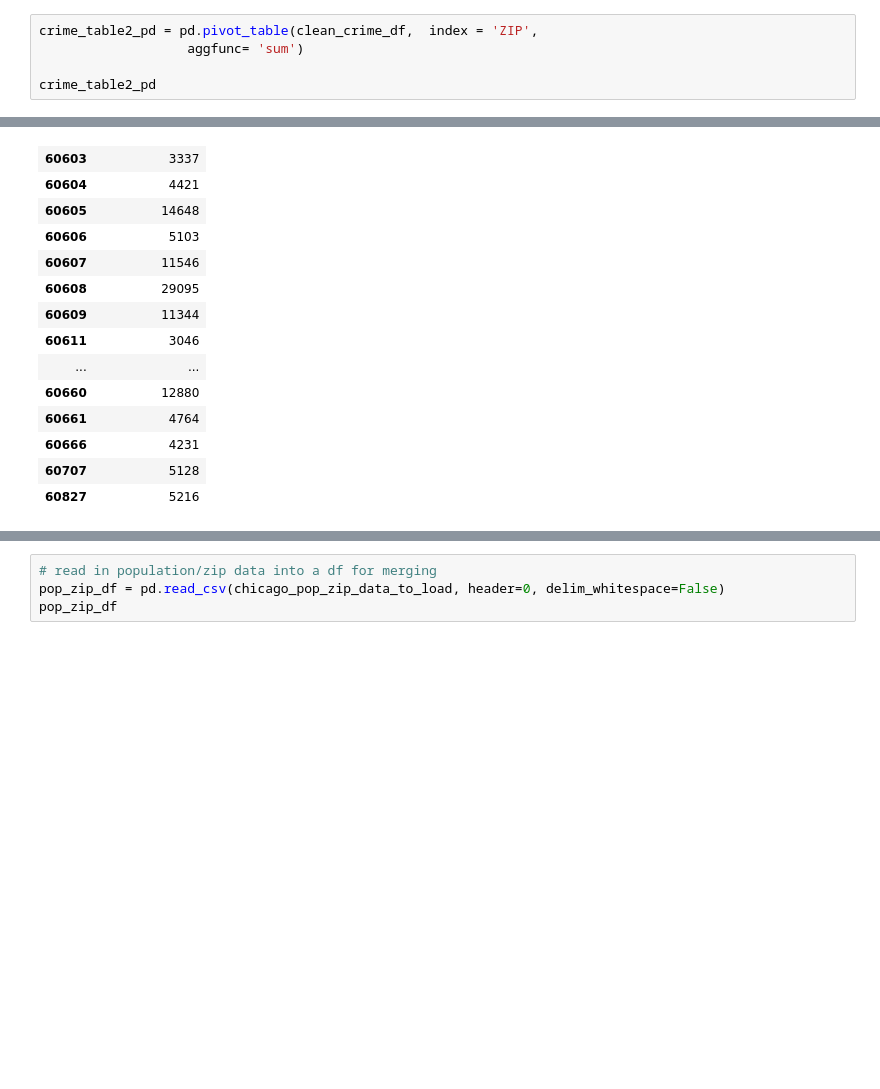
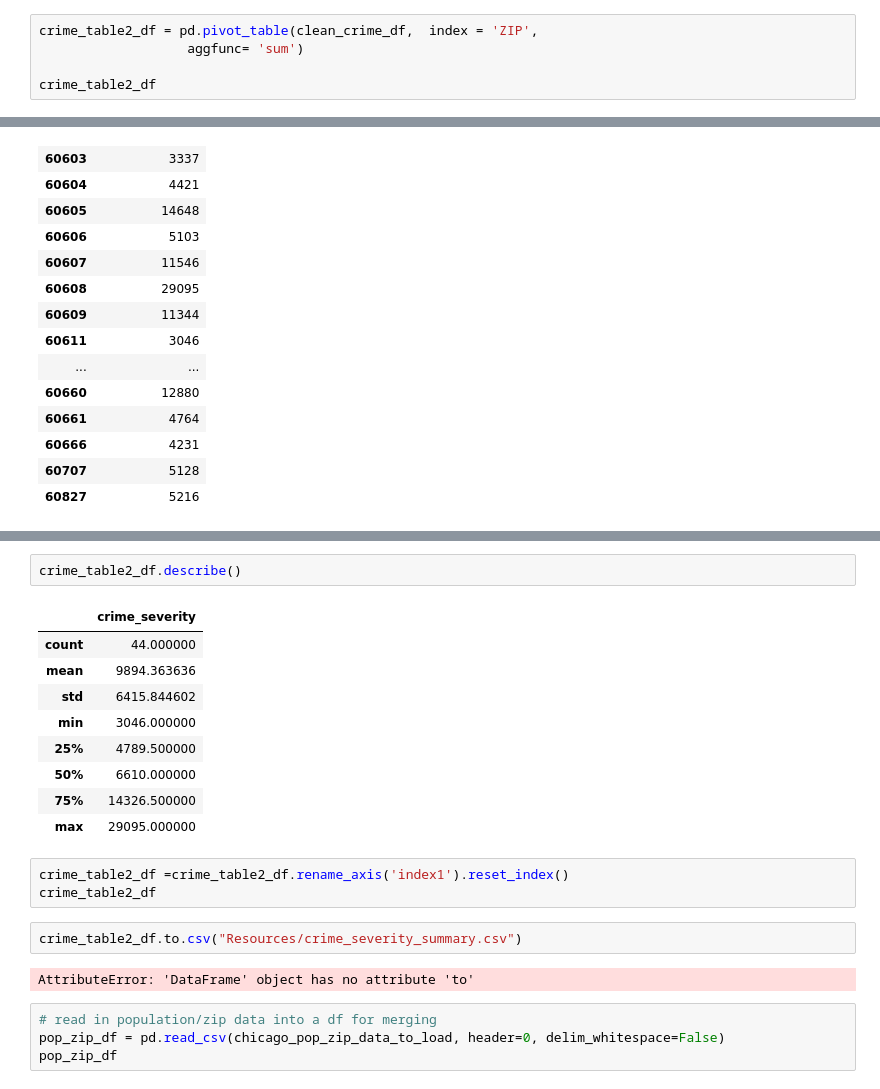
Before and after one commit to mmcdan13/capstone_project, a Jupyter notebook: Crime_indicies_creation.ipynb, the cells around one changed output, grey strips where cells are left out. Saved outputs shown, nothing was run; the diff lists cells and outputs as text; blank space fills up the shorter version.

```diff
--- a/Crime_indicies_creation.ipynb
+++ b/Crime_indicies_creation.ipynb
@@ -122,8 +150,8 @@ crime_table.reset_index()
 # %%
-crime_table2_pd = pd.pivot_table(clean_crime_df,  index = 'ZIP',
+crime_table2_df = pd.pivot_table(clean_crime_df,  index = 'ZIP',
                    aggfunc= 'sum')
 
-crime_table2_pd
+crime_table2_df
 # %% [output]
 |  | crime_severity |
 | ZIP |  |
@@ -173,3 +174,22 @@ crime_table3_df
+# %%
+crime_table2_df.describe()
+# %% [output]
+|  | crime_severity |
+| count | 44.000000 |
+| mean | 9894.363636 |
+| std | 6415.844602 |
+| min | 3046.000000 |
+| 25% | 4789.500000 |
+| 50% | 6610.000000 |
+| 75% | 14326.500000 |
+| max | 29095.000000 |
+# %%
+crime_table2_df =crime_table2_df.rename_axis('index1').reset_index()
+crime_table2_df
+# %%
+crime_table2_df.to.csv("Resources/crime_severity_summary.csv")
+# %% [output]
+AttributeError: 'DataFrame' object has no attribute 'to'
 # %%
 # read in population/zip data into a df for merging
 pop_zip_df = pd.read_csv(chicago_pop_zip_data_to_load, header=0, delim_whitespace=False)
```
Also changed, not shown: parts of 5 cells of this notebook, 2 other files.
